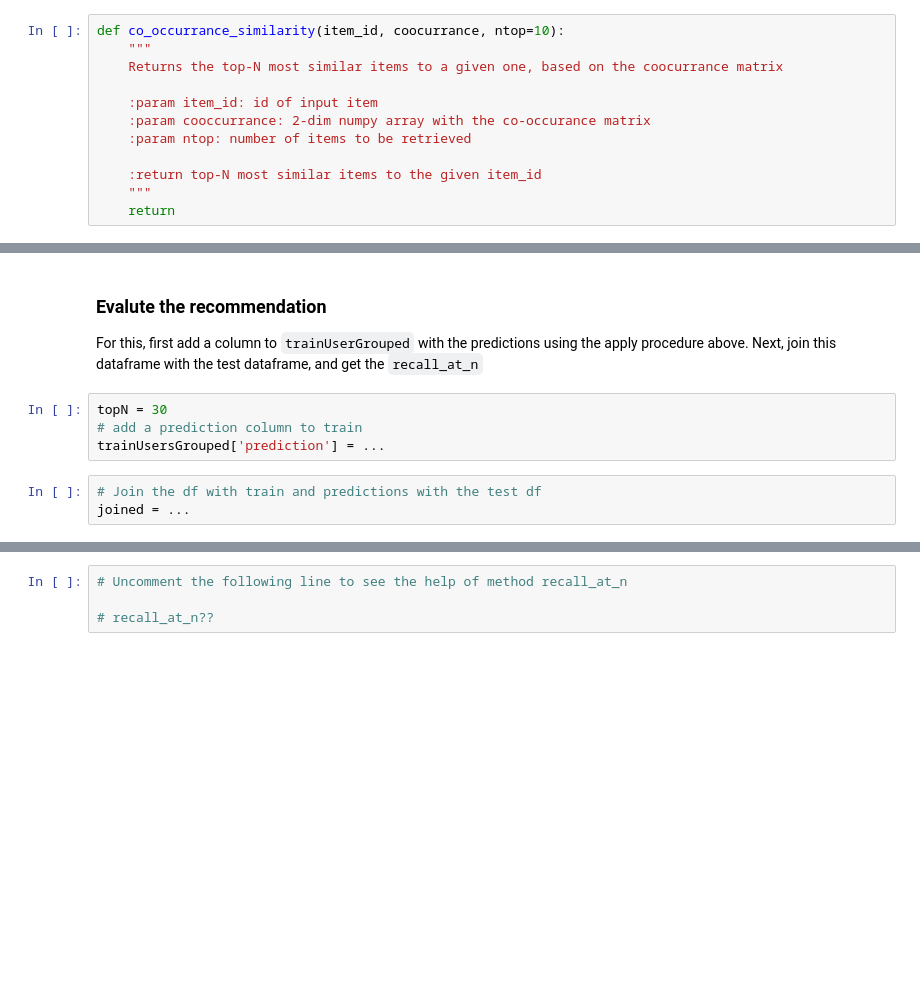
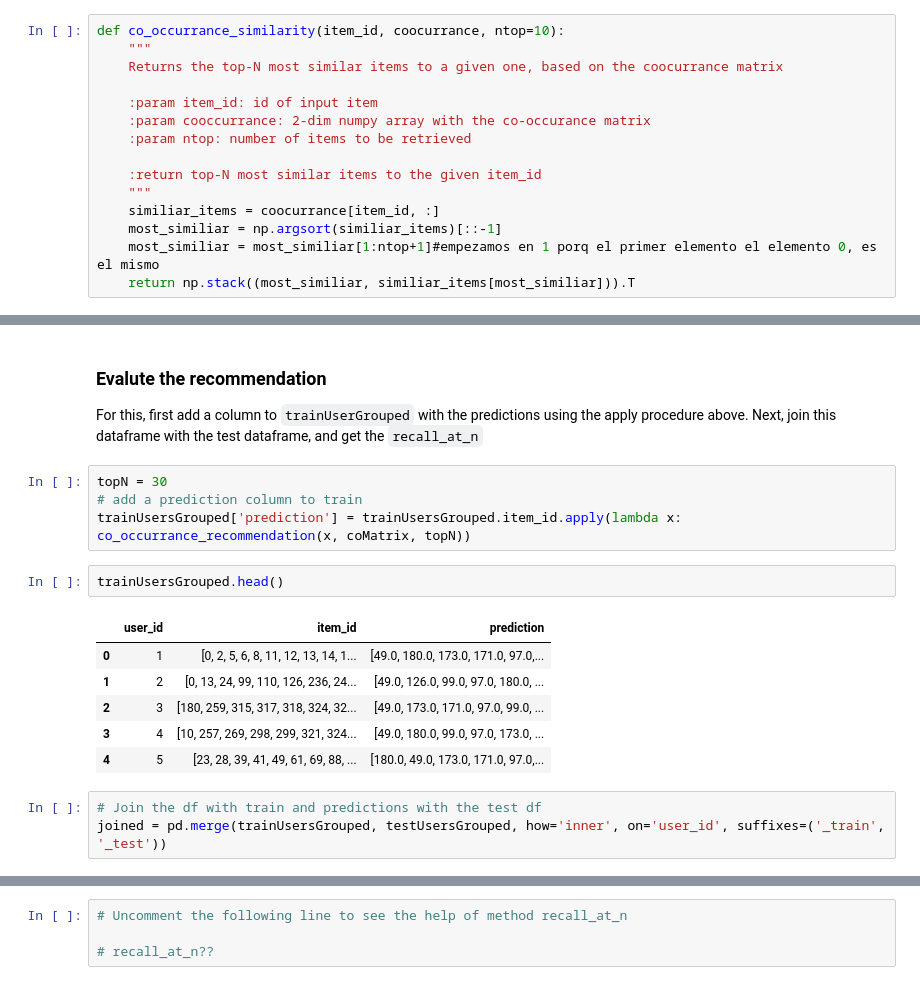
Before and after one commit to robertomanzanolopez/master-kschool, a Jupyter notebook: 15_Sistemas_de_recomendacion/RecSys_student_version.ipynb, the cells around one changed output, grey strips where cells are left out. Drawn from its saved outputs; the diff is of its cells as text; blank space fills up the shorter version.

```diff
--- a/15_Sistemas_de_recomendacion/RecSys_student_version.ipynb
+++ b/15_Sistemas_de_recomendacion/RecSys_student_version.ipynb
@@ -1112,6 +1135,9 @@ def co_occurrance_similarity(item_id, coocurrance, ntop=10):
 
     :return top-N most similar items to the given item_id
     """
-    return
+    similiar_items = coocurrance[item_id, :]
+    most_similiar = np.argsort(similiar_items)[::-1]
+    most_similiar = most_similiar[1:ntop+1]#empezamos en 1 porq el primer elemento el elemento 0, es el mismo
+    return np.stack((most_similiar, similiar_items[most_similiar])).T
 # %%
 # First column are indices, while second one is the frequency of co-ocurrance
@@ -1165,7 +1245,16 @@ Next, join this dataframe with the test dataframe, and get the `recall_at_n`
 # %%
 topN = 30
 # add a prediction column to train
-trainUsersGrouped['prediction'] = ...
+trainUsersGrouped['prediction'] = trainUsersGrouped.item_id.apply(lambda x: co_occurrance_recommendation(x, coMatrix, topN))
+# %%
+trainUsersGrouped.head()
+# %% [output]
+|  | user_id | item_id | prediction |
+| 0 | 1 | [0, 2, 5, 6, 8, 11, 12, 13, 14, 1... | [49.0, 180.0, 173.0, 171.0, 97.0,... |
+| 1 | 2 | [0, 13, 24, 99, 110, 126, 236, 24... | [49.0, 126.0, 99.0, 97.0, 180.0, ... |
+| 2 | 3 | [180, 259, 315, 317, 318, 324, 32... | [49.0, 173.0, 171.0, 97.0, 99.0, ... |
+| 3 | 4 | [10, 257, 269, 298, 299, 321, 324... | [49.0, 180.0, 99.0, 97.0, 173.0, ... |
+| 4 | 5 | [23, 28, 39, 41, 49, 61, 69, 88, ... | [180.0, 49.0, 173.0, 171.0, 97.0,... |
 # %%
 # Join the df with train and predictions with the test df
-joined = ...
+joined = pd.merge(trainUsersGrouped, testUsersGrouped, how='inner', on='user_id', suffixes=('_train', '_test'))
```
Also changed, not shown: parts of 66 cells of this notebook.
